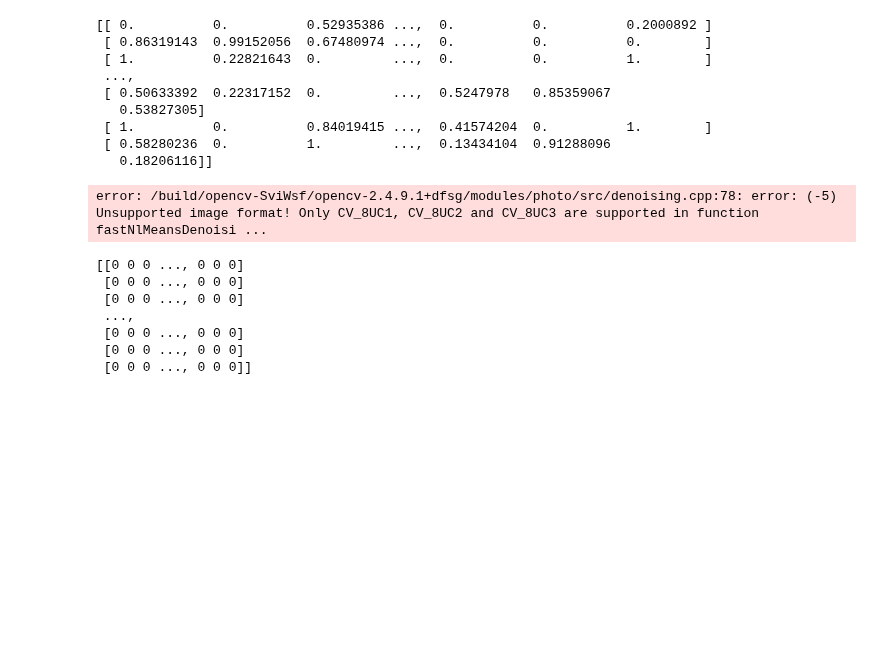
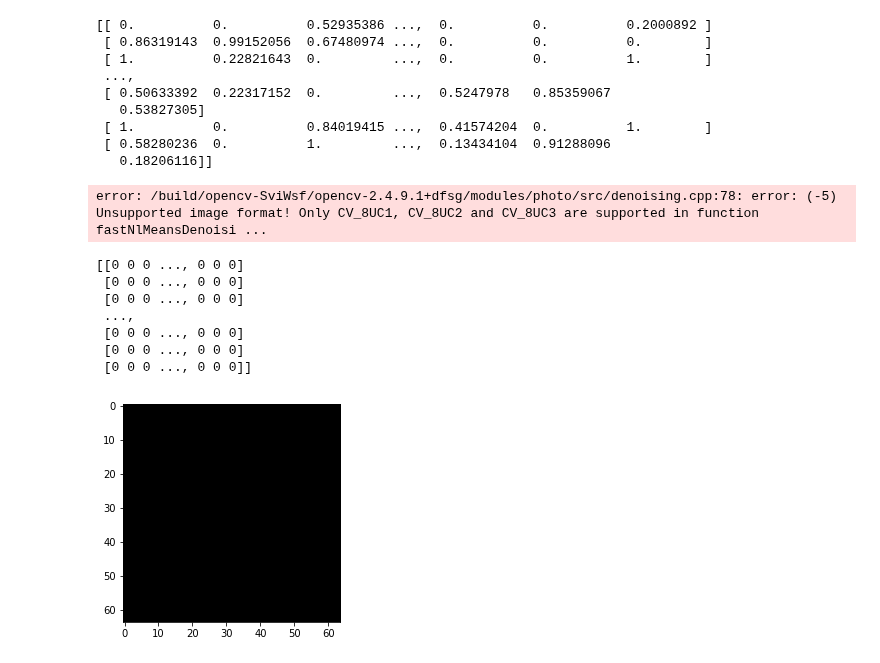
Before and after one commit to sandeepnmenon/Image-Denoising-with-Convolutional-Denoising-Autoencoders, a Jupyter notebook: mini-MIAS.ipynb, the cells around one changed output. Drawn from its saved outputs; the diff is of its cells as text; code cells hidden in the pictures; blank space fills up the shorter version.

```diff
--- a/mini-MIAS.ipynb
+++ b/mini-MIAS.ipynb
@@ -320,0 +323,12 @@ cv2.imshow('tt',image)
+# %%
+noisy_test_images[0].shape
+img = noisy_test_images[0].reshape(64,64)
+# %%
+Basic_img = bm3d.BM3D_1st_step(img)
+# %%
+Final_img = bm3d.BM3D_2nd_step(Basic_img, img)
+# %%
+plt.imshow(Final_img)
+plt.show()
+# %% [output]
+[figure, added]
```
Also changed, not shown: parts of 2 cells of this notebook, 2 other files.
